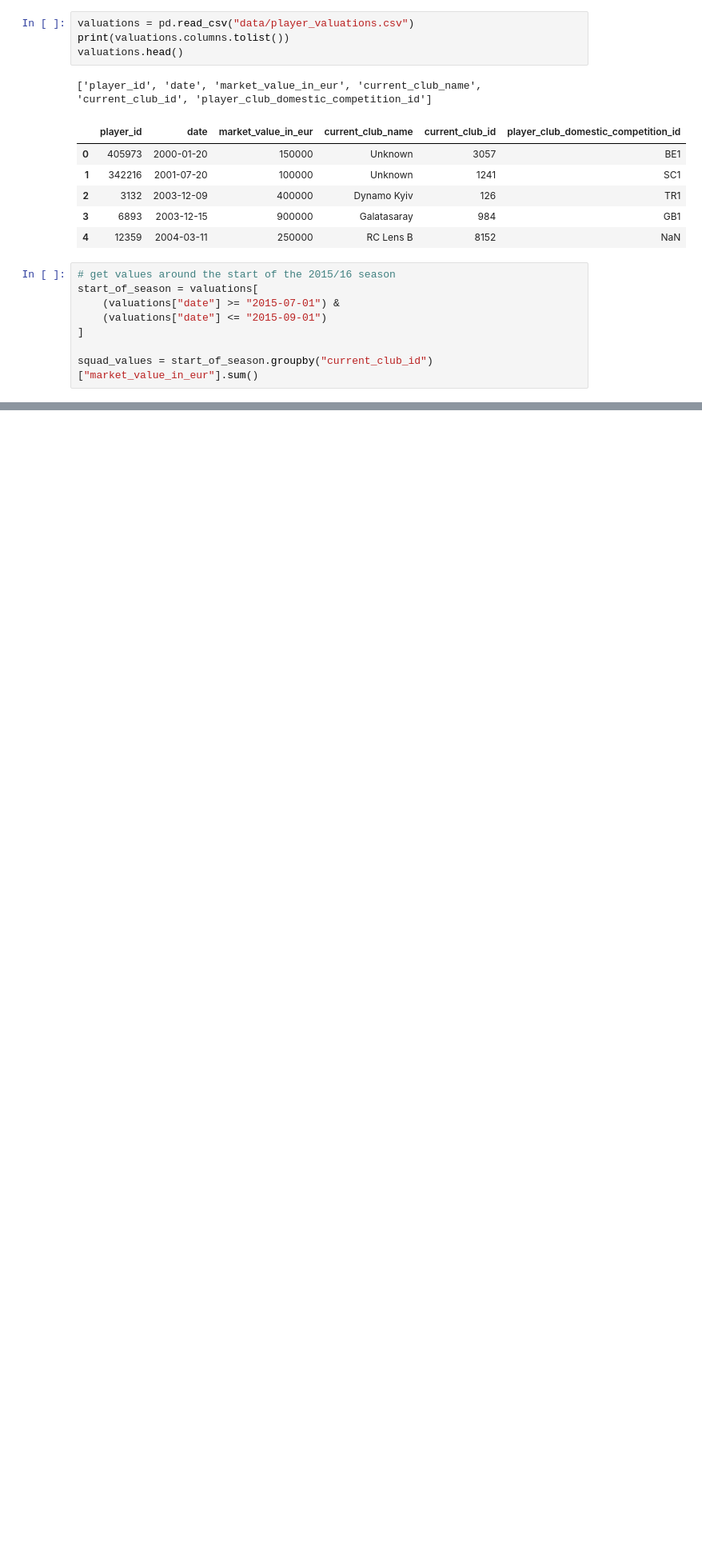
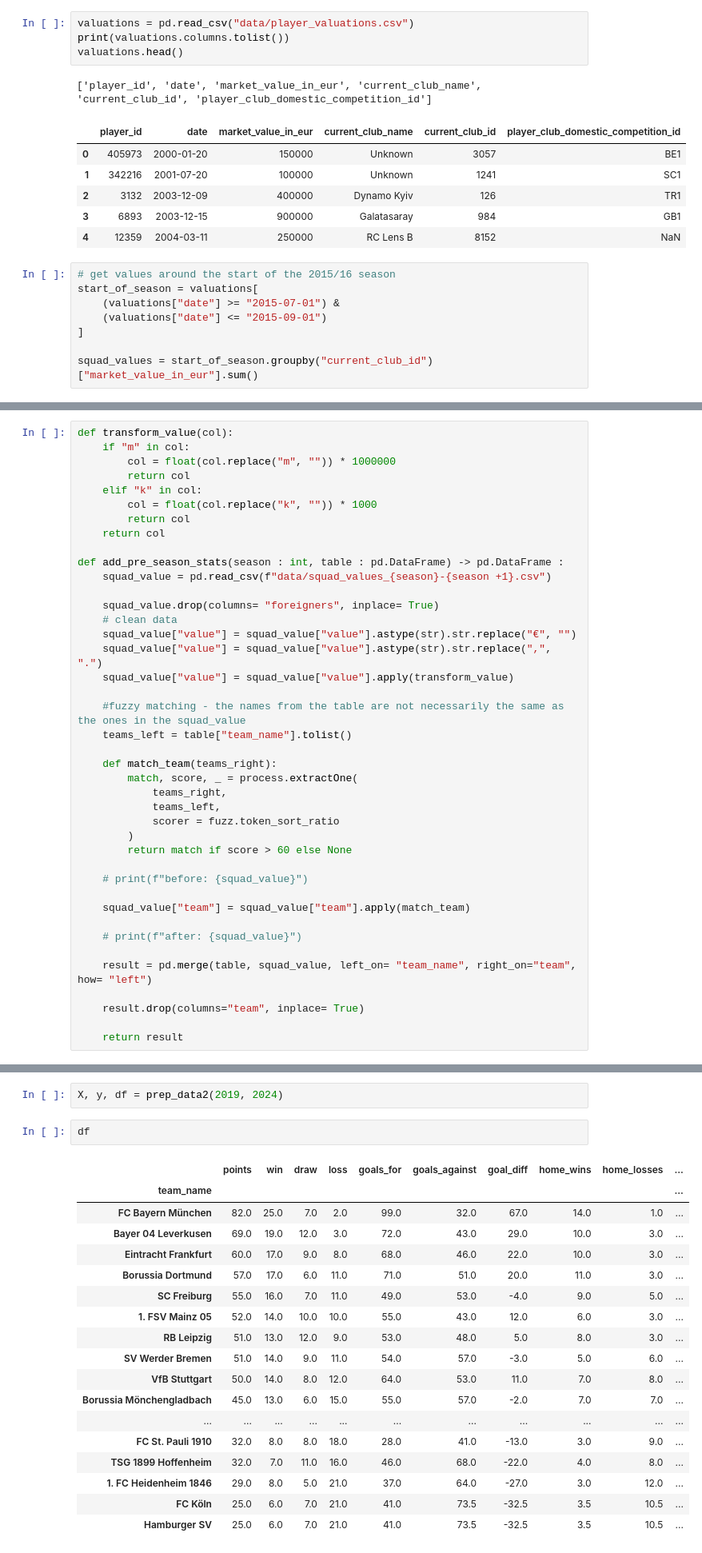
Before and after one commit to Keenan-Penner/Bundesliga_predictor, a Jupyter notebook: project.ipynb, the cells around one changed output, grey strips where cells are left out. Shown at 80% size. Cells and saved outputs as stored; diff of their text form; blank space fills up the shorter version.

Commit message:
included stats for upcoming season to improve model accuracy

```diff
--- a/project.ipynb
+++ b/project.ipynb
@@ -426,0 +477,41 @@ Name: market_value_in_eur, Length: 553, dtype: int64
+# %%
+def transform_value(col):
+    if "m" in col:
+        col = float(col.replace("m", "")) * 1000000
+        return col
+    elif "k" in col:
+        col = float(col.replace("k", "")) * 1000
+        return col
+    return col
+
+def add_pre_season_stats(season : int, table : pd.DataFrame) -> pd.DataFrame :
+    squad_value = pd.read_csv(f"data/squad_values_{season}-{season +1}.csv")
+
+    squad_value.drop(columns= "foreigners", inplace= True)
+    # clean data
+    squad_value["value"] = squad_value["value"].astype(str).str.replace("€", "")
+    squad_value["value"] = squad_value["value"].astype(str).str.replace(",", ".")
+    squad_value["value"] = squad_value["value"].apply(transform_value)
+
+    #fuzzy matching - the names from the table are not necessarily the same as the ones in the squad_value
+    teams_left = table["team_name"].tolist()
+
+    def match_team(teams_right):
+        match, score, _ = process.extractOne(
+            teams_right,
+            teams_left,
+            scorer = fuzz.token_sort_ratio
+        )
+        return match if score > 60 else None
+
+    # print(f"before: {squad_value}")
+
+    squad_value["team"] = squad_value["team"].apply(match_team)
+
+    # print(f"after: {squad_value}")
+
+    result = pd.merge(table, squad_value, left_on= "team_name", right_on="team", how= "left")
+
+    result.drop(columns="team", inplace= True)
+
+    return result
@@ -426,0 +631,23 @@ Name: market_value_in_eur, Length: 553, dtype: int64
+# %%
+X, y, df = prep_data2(2019, 2024)
+# %%
+df
+# %% [output]
+|  | points | win | draw | loss | goals_for | goals_against | goal_diff | home_wins | home_losses | ... |
+| team_name |  |  |  |  |  |  |  |  |  | ... |
+| FC Bayern München | 82.0 | 25.0 | 7.0 | 2.0 | 99.0 | 32.0 | 67.0 | 14.0 | 1.0 | ... |
+| Bayer 04 Leverkusen | 69.0 | 19.0 | 12.0 | 3.0 | 72.0 | 43.0 | 29.0 | 10.0 | 3.0 | ... |
+| Eintracht Frankfurt | 60.0 | 17.0 | 9.0 | 8.0 | 68.0 | 46.0 | 22.0 | 10.0 | 3.0 | ... |
+| Borussia Dortmund | 57.0 | 17.0 | 6.0 | 11.0 | 71.0 | 51.0 | 20.0 | 11.0 | 3.0 | ... |
+| SC Freiburg | 55.0 | 16.0 | 7.0 | 11.0 | 49.0 | 53.0 | -4.0 | 9.0 | 5.0 | ... |
+| 1. FSV Mainz 05 | 52.0 | 14.0 | 10.0 | 10.0 | 55.0 | 43.0 | 12.0 | 6.0 | 3.0 | ... |
+| RB Leipzig | 51.0 | 13.0 | 12.0 | 9.0 | 53.0 | 48.0 | 5.0 | 8.0 | 3.0 | ... |
+| SV Werder Bremen | 51.0 | 14.0 | 9.0 | 11.0 | 54.0 | 57.0 | -3.0 | 5.0 | 6.0 | ... |
+| VfB Stuttgart | 50.0 | 14.0 | 8.0 | 12.0 | 64.0 | 53.0 | 11.0 | 7.0 | 8.0 | ... |
+| Borussia Mönchengladbach | 45.0 | 13.0 | 6.0 | 15.0 | 55.0 | 57.0 | -2.0 | 7.0 | 7.0 | ... |
+| ... | ... | ... | ... | ... | ... | ... | ... | ... | ... | ... |
+| FC St. Pauli 1910 | 32.0 | 8.0 | 8.0 | 18.0 | 28.0 | 41.0 | -13.0 | 3.0 | 9.0 | ... |
+| TSG 1899 Hoffenheim | 32.0 | 7.0 | 11.0 | 16.0 | 46.0 | 68.0 | -22.0 | 4.0 | 8.0 | ... |
+| 1. FC Heidenheim 1846 | 29.0 | 8.0 | 5.0 | 21.0 | 37.0 | 64.0 | -27.0 | 3.0 | 12.0 | ... |
+| FC Köln | 25.0 | 6.0 | 7.0 | 21.0 | 41.0 | 73.5 | -32.5 | 3.5 | 10.5 | ... |
+| Hamburger SV | 25.0 | 6.0 | 7.0 | 21.0 | 41.0 | 73.5 | -32.5 | 3.5 | 10.5 | ... |
```
Also changed, not shown: parts of 22 cells of this notebook.
